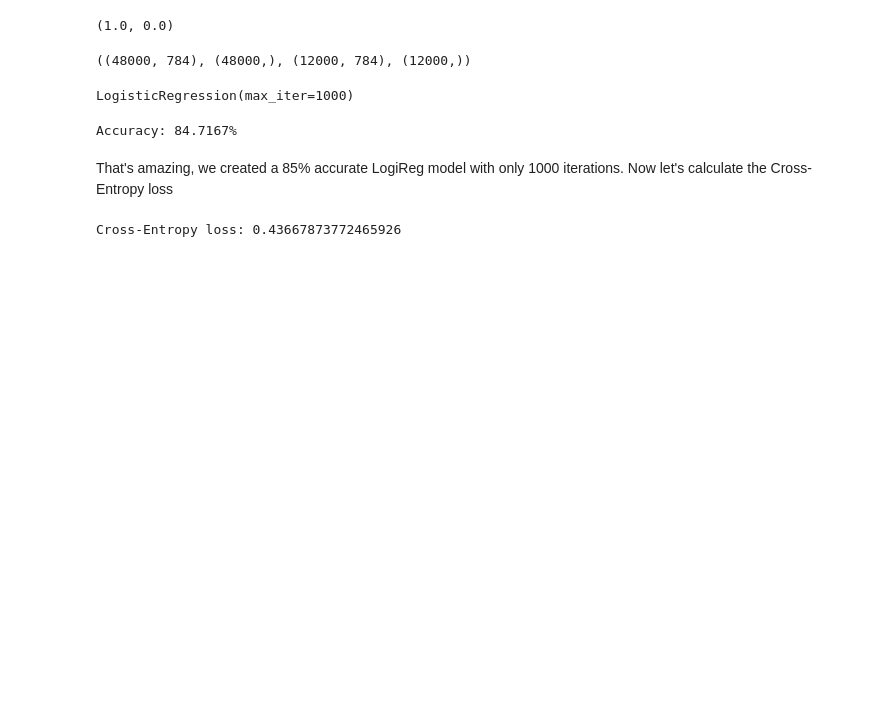
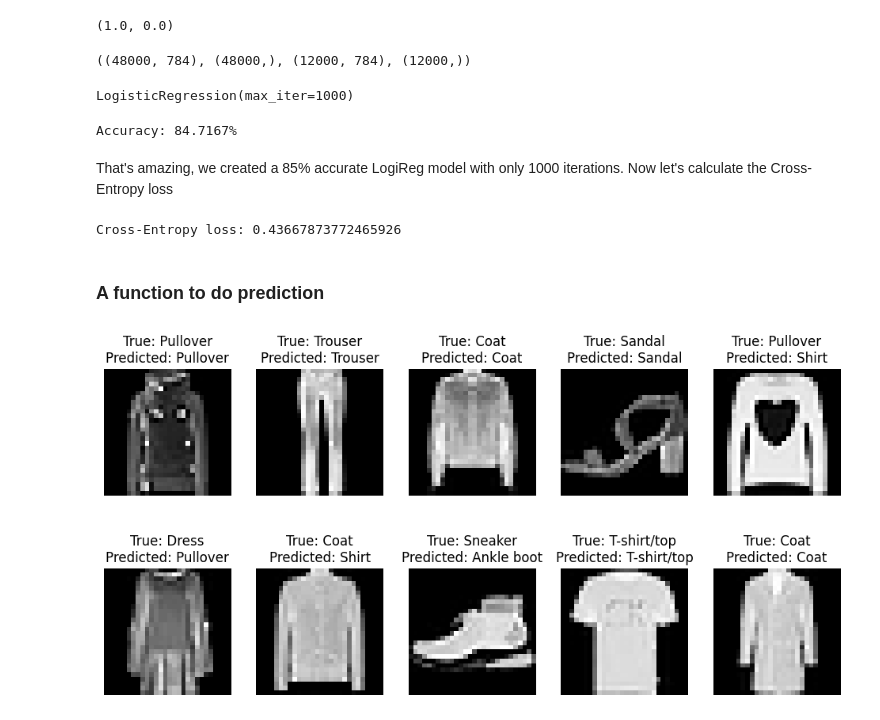
Before and after one commit to utkrshm/ieeecs-vit-r2-ml, a Jupyter notebook: lvl2.ipynb, the cells around one changed output. Saved outputs shown, nothing was run; the diff lists cells and outputs as text; code cells hidden in the pictures; blank space fills up the shorter version.

```diff
--- a/lvl2.ipynb
+++ b/lvl2.ipynb
@@ -22,6 +22,11 @@ Requirement already satisfied: joblib>=1.2.0 in c:\users\utkarsh\appdata\local\p
 Requirement already satisfied: threadpoolctl>=3.1.0 in c:\users\utkarsh\appdata\local\programs\python\python310\lib\site-packages (from scikit-learn) (3.5.0)
 Requirement already satisfied: six>=1.5 in c:\users\utkarsh\appdata\local\programs\python\python310\lib\site-packages (from python-dateutil>=2.8.2->pandas) (1.16.0)
 Note: you may need to restart the kernel to use updated packages.
+# %%
+LABEL_MAPPING = {
+    0: "T-shirt/top", 1: "Trouser", 2: "Pullover", 3: "Dress", 4: "Coat",
+    5: "Sandal", 6: "Shirt", 7: "Sneaker", 8: "Bag", 9: "Ankle boot"
+}
 # %%
 import numpy as np
 import pandas as pd
@@ -77,3 +83,38 @@ preds_probs = model.predict_proba(X_test)
 print(f"Cross-Entropy loss: {log_loss(y_test, preds_probs)}")
 # %% [output]
 Cross-Entropy loss: 0.43667873772465926
+# %% [markdown]
+### A function to do prediction
+# %%
+# This function will assume that the image being uploaded is a 28x28 image
+
+def pred_sample(model, sample):
+    if isinstance(sample, np.ndarray):     # If the `sample` argument is a
+        assert sample.shape[-2:] == (28, 28) or sample.shape[-1] == 784, "Image(s) must have a shape of 28x28"
+        img_arr = sample.reshape(1, -1)
+
+        img = Image.fromarray(img_arr)
+    if isinstance(sample, str):
+        img = Image.open(sample).convert('L')
+        img = img.resize((28, 28))
+        img_arr = np.array(img) / 255.0
+        img_arr = img_arr.reshape(1, -1)
+
+    pred = model.predict(img_arr)
+
+    return pred[0]
+# %%
+# Visualizing 10 predictions using the `pred_sample` function
+fig, ax = plt.subplots(2, 5, figsize=(12, 6))
+ax = ax.ravel()
+
+for i in range(10):
+    true = LABEL_MAPPING[y_test[i]]
+    pred = LABEL_MAPPING[pred_sample(model, X_test[i])]
+    ax[i].imshow(X_test[i].reshape((28, 28)), cmap='gray')
+    ax[i].set_title(f"True: {true}\nPredicted: {pred}")
+    ax[i].axis("off")
+
+plt.show()
+# %% [output]
+[figure, added]
```
Also changed, not shown: parts of 1 cell of this notebook, 1 other file.
